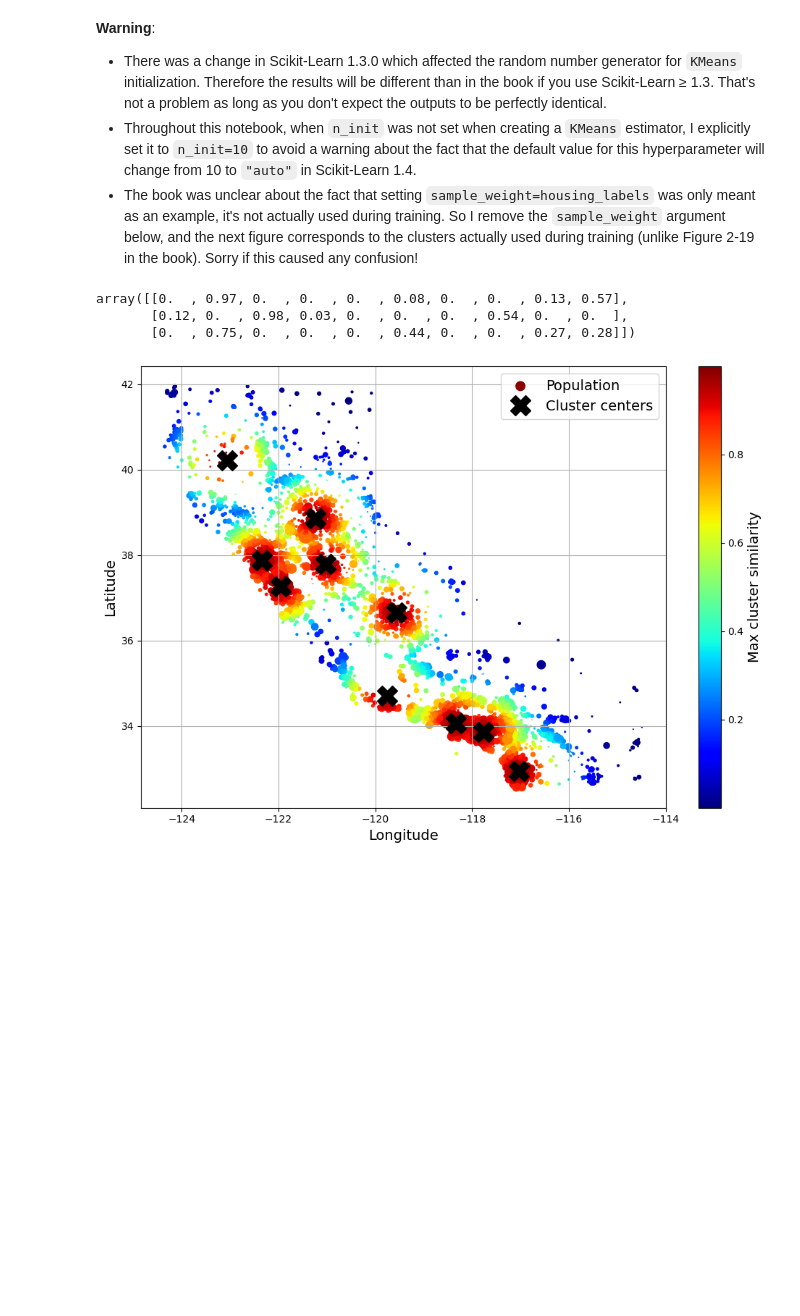
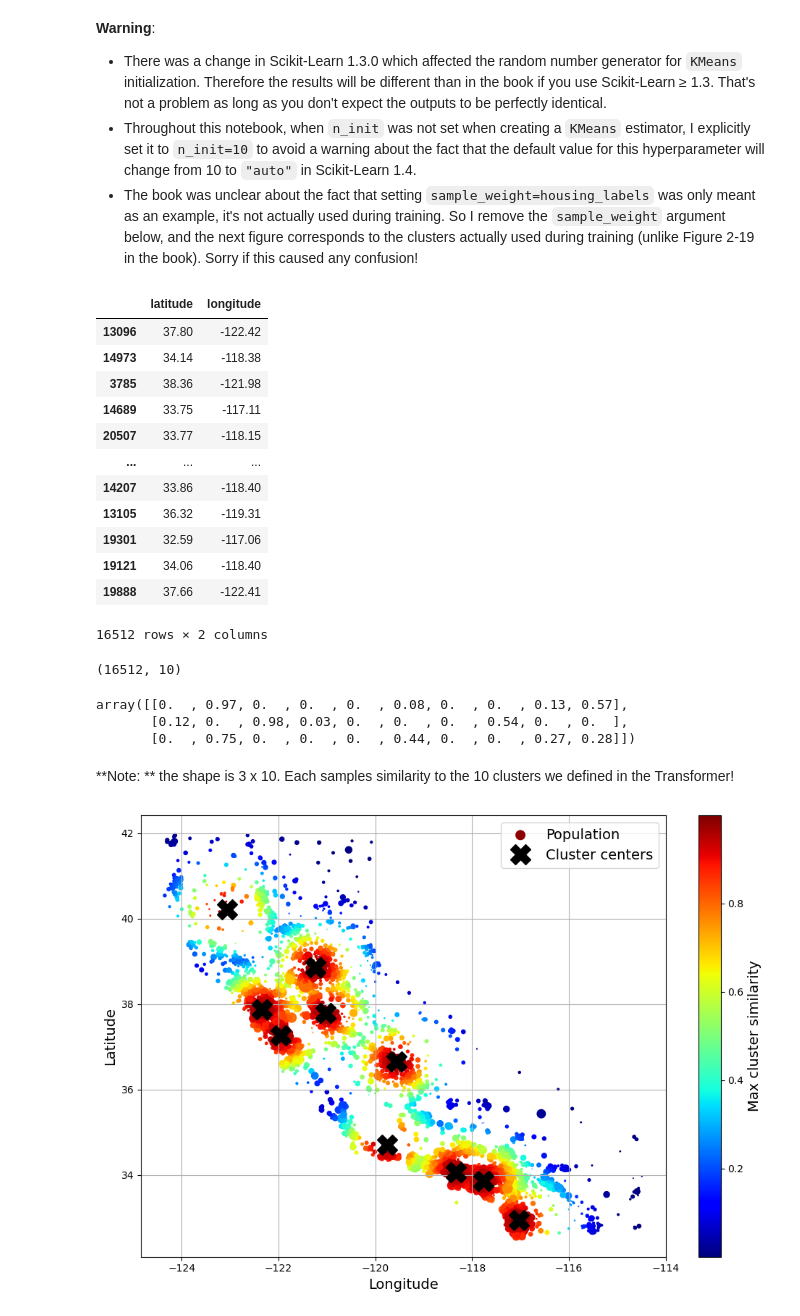
Before and after one commit to tripleelectric/handson-ml3, a Jupyter notebook: 02_end_to_end_machine_learning_project.ipynb, the cells around one changed output. Drawn from its saved outputs; the diff is of its cells as text; code cells hidden in the pictures; blank space fills up the shorter version.

```diff
--- a/02_end_to_end_machine_learning_project.ipynb
+++ b/02_end_to_end_machine_learning_project.ipynb
@@ -879,15 +885,37 @@ class ClusterSimilarity(BaseEstimator, TransformerMixin):
 * There was a change in Scikit-Learn 1.3.0 which affected the random number generator for `KMeans` initialization. Therefore the results will be different than in the book if you use Scikit-Learn ≥ 1.3. That's not a problem as long as you don't expect the outputs to be perfectly identical.
 * Throughout this notebook, when `n_init` was not set when creating a `KMeans` estimator, I explicitly set it to `n_init=10` to avoid a warning about the fact that the default value for this hyperparameter will change from 10 to `"auto"` in Scikit-Learn 1.4.
 * The book was unclear about the fact that setting `sample_weight=housing_labels` was only meant as an example, it's not actually used during training. So I remove the `sample_weight` argument below, and the next figure corresponds to the clusters actually used during training (unlike Figure 2-19 in the book). Sorry if this caused any confusion!
+# %%
+housing[["latitude", "longitude"]]
+# %% [output]
+|  | latitude | longitude |
+| 13096 | 37.80 | -122.42 |
+| 14973 | 34.14 | -118.38 |
+| 3785 | 38.36 | -121.98 |
+| 14689 | 33.75 | -117.11 |
+| 20507 | 33.77 | -118.15 |
+| ... | ... | ... |
+| 14207 | 33.86 | -118.40 |
+| 13105 | 36.32 | -119.31 |
+| 19301 | 32.59 | -117.06 |
+| 19121 | 34.06 | -118.40 |
+| 19888 | 37.66 | -122.41 |
+16512 rows × 2 columns
 # %%
 cluster_simil = ClusterSimilarity(n_clusters=10, gamma=1., random_state=42)
 similarities = cluster_simil.fit_transform(housing[["latitude", "longitude"]])
+# %%
+similarities.shape
+# %% [output]
+(16512, 10)
 # %%
 similarities[:3].round(2)
 # %% [output]
 array([[0.  , 0.97, 0.  , 0.  , 0.  , 0.08, 0.  , 0.  , 0.13, 0.57],
        [0.12, 0.  , 0.98, 0.03, 0.  , 0.  , 0.  , 0.54, 0.  , 0.  ],
        [0.  , 0.75, 0.  , 0.  , 0.  , 0.44, 0.  , 0.  , 0.27, 0.28]])
+# %% [markdown]
+**Note: ** the shape is 3 x 10. Each samples similarity to the 10 clusters we defined in the Transformer!
 # %%
 # extra code – this cell generates Figure 2–19
 
```
Also changed, not shown: parts of 3 cells of this notebook, 2 other files.
